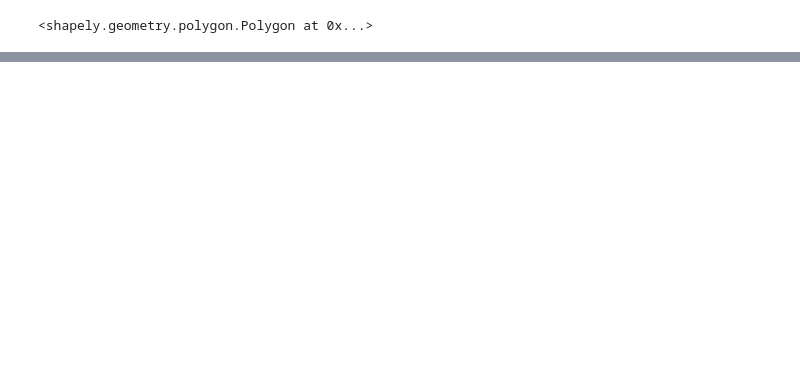
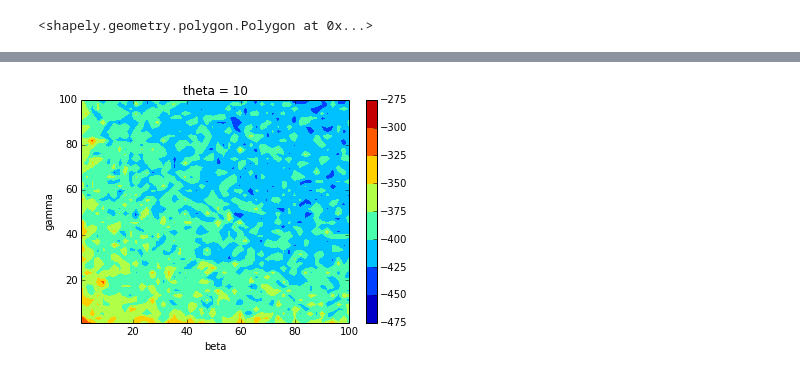
Before and after one commit to dorisjlee/crowd-seg, a Jupyter notebook: analysis/2017_02_16_SummarizationEM.ipynb, the cells around one changed output, grey strips where cells are left out. Saved outputs shown, nothing was run; the diff lists cells and outputs as text; code cells hidden in the pictures; blank space fills up the shorter version.

```diff
--- a/analysis/2017_02_16_SummarizationEM.ipynb
+++ b/analysis/2017_02_16_SummarizationEM.ipynb
@@ -114,0 +176,4 @@ Q(beta,gamma,theta)
+# %%
+constant_theta(10)
+# %% [output]
+[figure, added]
```
Also changed, not shown: parts of 34 cells of this notebook, 1 other file.
